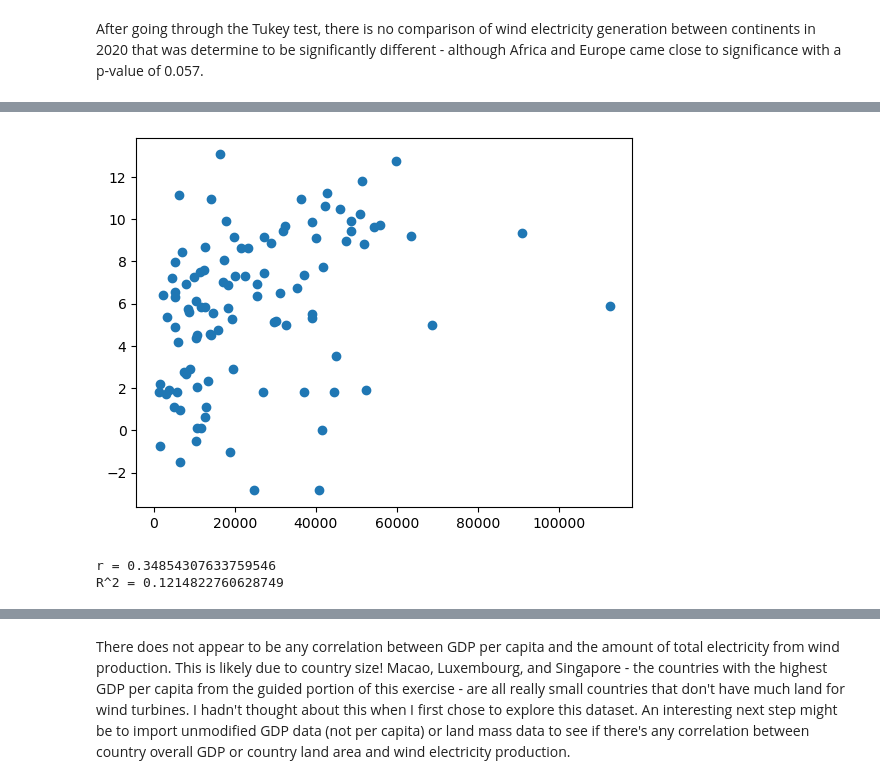
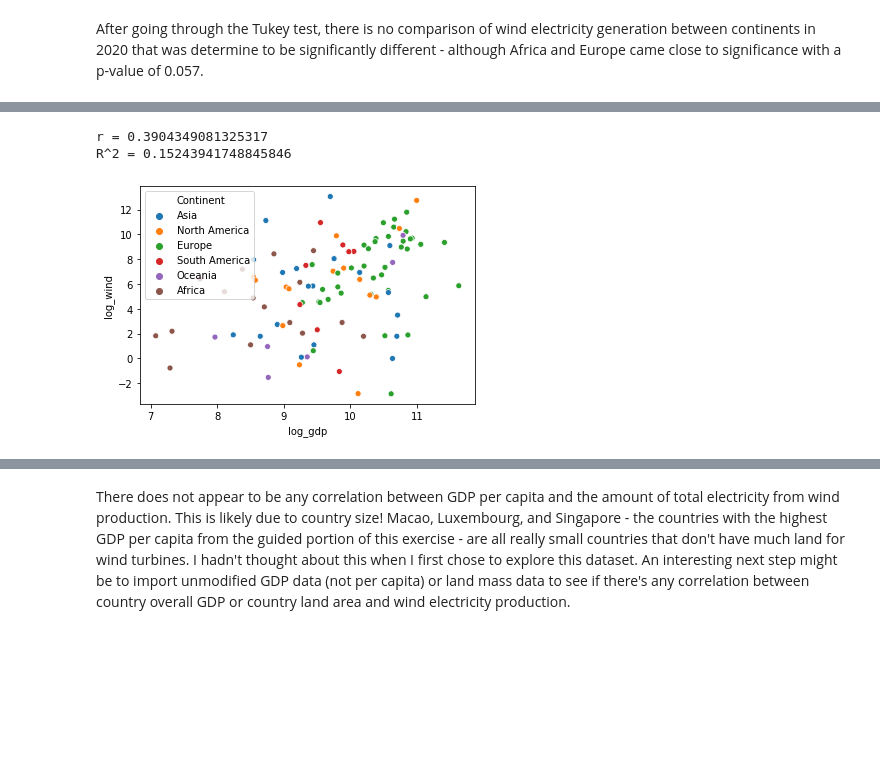
Before and after one commit to ballir27/un-exploration, a Jupyter notebook: Notebooks/Wind_Data_Solo_Exploration.ipynb, the cells around one changed output, grey strips where cells are left out. Saved outputs shown, nothing was run; the diff lists cells and outputs as text; code cells hidden in the pictures; blank space fills up the shorter version.

```diff
--- a/Notebooks/Wind_Data_Solo_Exploration.ipynb
+++ b/Notebooks/Wind_Data_Solo_Exploration.ipynb
@@ -310,11 +319,13 @@ R^2 = 0.02121555402100677
 # %%
-plt.scatter(x=full_wind_df_2020['GDP_Per_Capita'], y=full_wind_df_2020['log_wind'])
-plt.show()
-r = full_wind_df_2020[['GDP_Per_Capita','log_wind']].corr()['GDP_Per_Capita']['log_wind']
+full_wind_df_2020['log_gdp']= np.log(full_wind_df_2020['GDP_Per_Capita'])
+#plt.scatter(x=full_wind_df_2020['log_gdp'], y=full_wind_df_2020['log_wind'])
+
+sns.scatterplot(data=full_wind_df_2020, x= 'log_gdp', y='log_wind', hue='Continent');
+r = full_wind_df_2020[['log_gdp','log_wind']].corr()['log_gdp']['log_wind']
 print('r = ' + str(r))
 print('R^2 = ' + str(r**2))
 # %% [output]
+r = 0.3904349081325317
+R^2 = 0.15243941748845846
-[figure, old version]
+[figure, new version]
-r = 0.34854307633759546
-R^2 = 0.1214822760628749
 # %%
```
Also changed, not shown: parts of 12 cells of this notebook.
